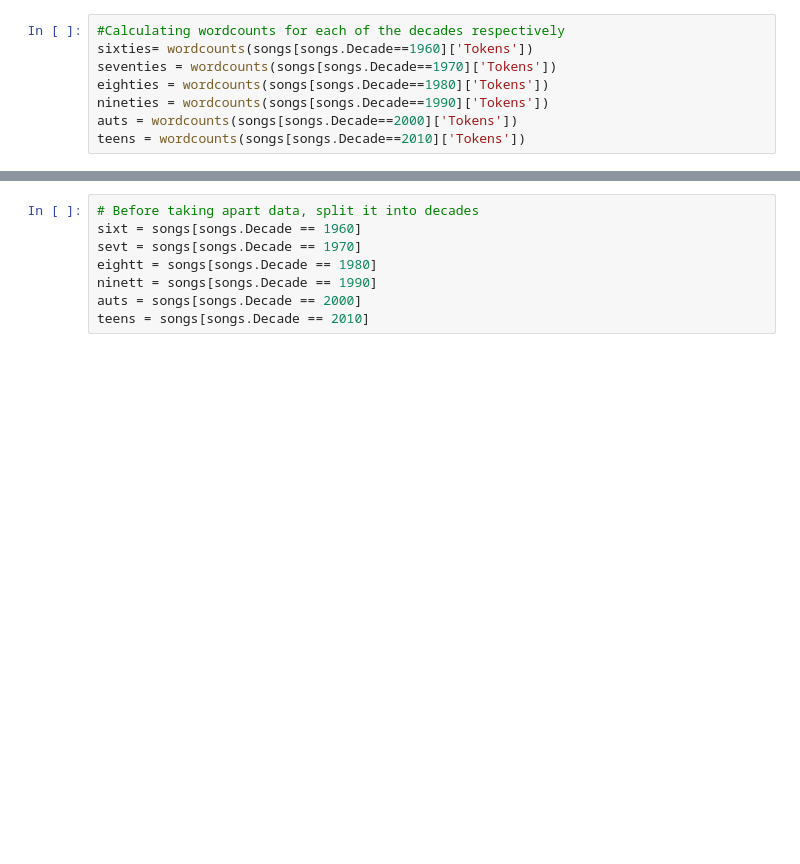
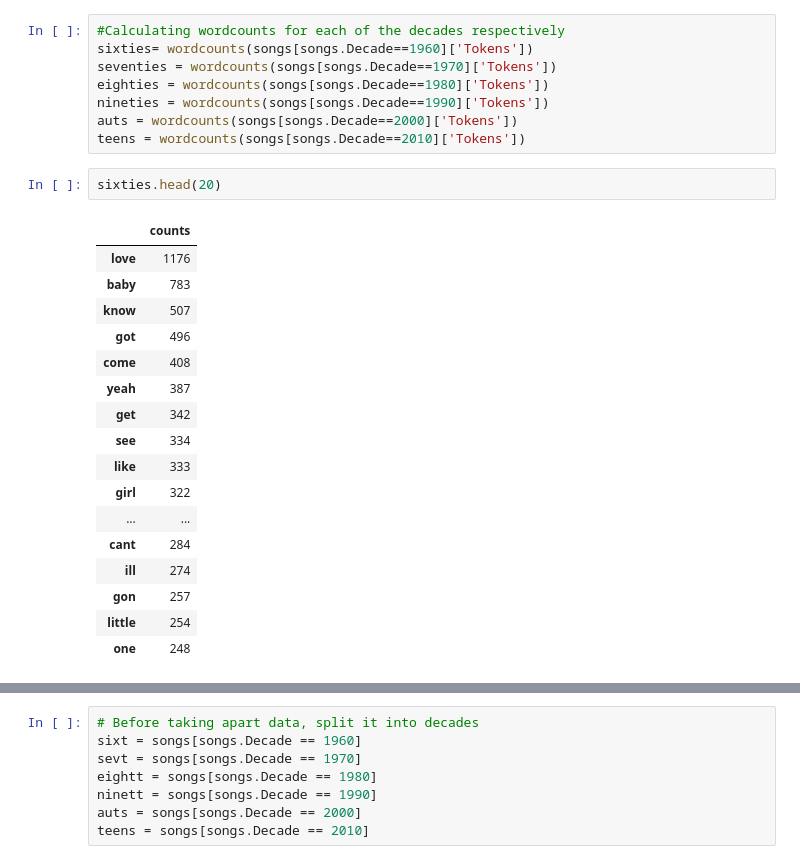
Before and after one commit to mbuck86/Capstone1, a Jupyter notebook: Data Story/Data Story Notebook.ipynb, the cells around one changed output, grey strips where cells are left out. Drawn from its saved outputs; the diff is of its cells as text; blank space fills up the shorter version.

```diff
--- a/Data Story/Data Story Notebook.ipynb
+++ b/Data Story/Data Story Notebook.ipynb
@@ -118,3 +143,23 @@ eighties = wordcounts(songs[songs.Decade==1980]['Tokens'])
 nineties = wordcounts(songs[songs.Decade==1990]['Tokens'])
 auts = wordcounts(songs[songs.Decade==2000]['Tokens'])
 teens = wordcounts(songs[songs.Decade==2010]['Tokens'])
+# %%
+sixties.head(20)
+# %% [output]
+|  | counts |
+| love | 1176 |
+| baby | 783 |
+| know | 507 |
+| got | 496 |
+| come | 408 |
+| yeah | 387 |
+| get | 342 |
+| see | 334 |
+| like | 333 |
+| girl | 322 |
+| ... | ... |
+| cant | 284 |
+| ill | 274 |
+| gon | 257 |
+| little | 254 |
+| one | 248 |
```
Also changed, not shown: parts of 9 cells of this notebook.
